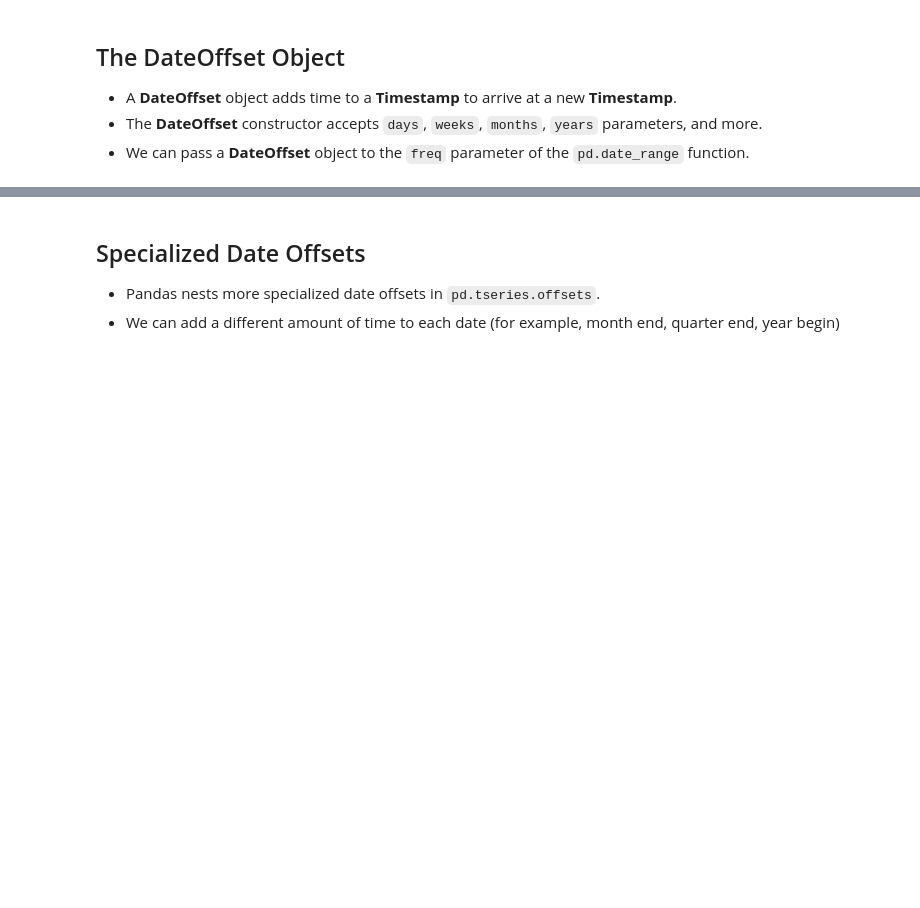
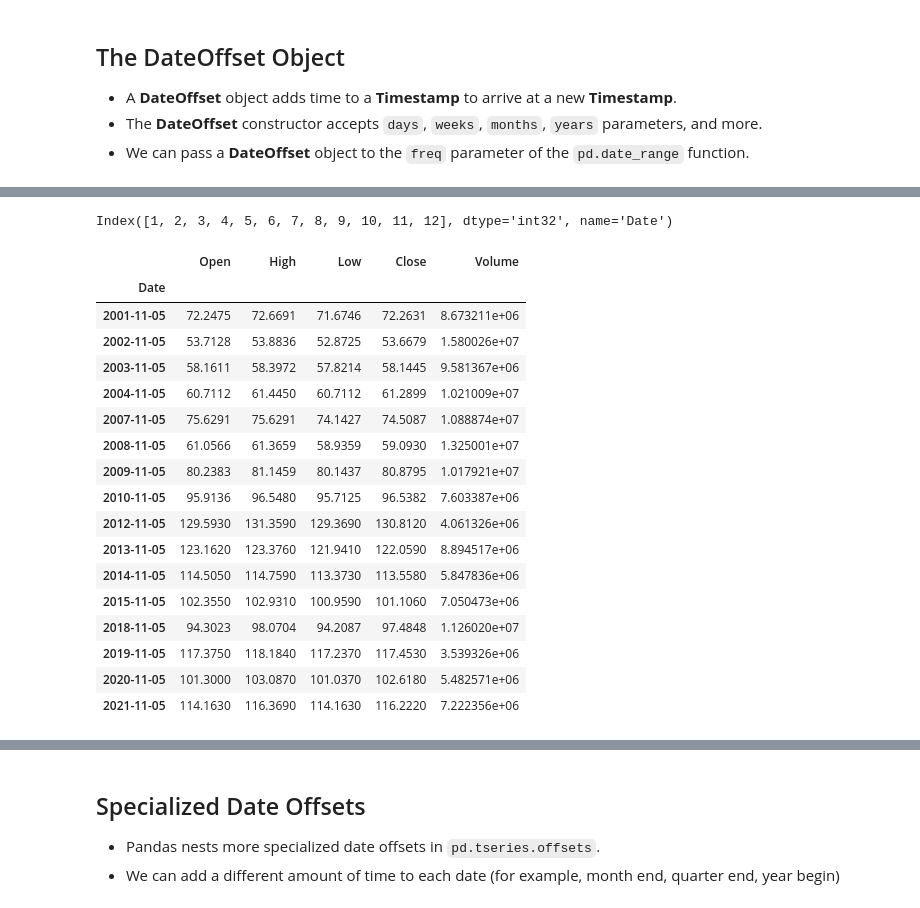
Before and after one commit to Lucas01iveira/Data-Engineering, a Jupyter notebook: Data Analysis with Pandas and Python/materials/pandas/Incomplete/11 - Working with Dates and Times.ipynb, the cells around one changed output, grey strips where cells are left out. Cells and saved outputs as stored; diff of their text form; code cells hidden in the pictures; blank space fills up the shorter version.

Commit message:
dealing with timestamp indexes and timedeltas

```diff
--- a/Data Analysis with Pandas and Python/materials/pandas/Incomplete/11 - Working with Dates and Times.ipynb
+++ b/Data Analysis with Pandas and Python/materials/pandas/Incomplete/11 - Working with Dates and Times.ipynb
@@ -185,3 +218,6 @@ sorted(bunch_of_dates.dt.day_of_week.unique())
 - A **DateOffset** object adds time to a **Timestamp** to arrive at a new **Timestamp**.
 - The **DateOffset** constructor accepts `days`, `weeks`, `months`, `years` parameters, and more.
 - We can pass a **DateOffset** object to the `freq` parameter of the `pd.date_range` function.
+# %%
+stocks= pd.read_csv('ibm.csv', parse_dates=['Date'], date_format='%Y-%m-%d', index_col= 'Date').sort_index()
+stocks.head()
@@ -187,0 +263,27 @@ sorted(bunch_of_dates.dt.day_of_week.unique())
+# %%
+stocks.index.month.unique()
+# %% [output]
+Index([1, 2, 3, 4, 5, 6, 7, 8, 9, 10, 11, 12], dtype='int32', name='Date')
+# %%
+# Find the IBM Stock Price at every one of my birthdays (November 5, 2001)
+
+stocks.loc[ (stocks.index.day == 5) & (stocks.index.month == 11) & (stocks.index.year >= 2001)]
+# %% [output]
+|  | Open | High | Low | Close | Volume |
+| Date |  |  |  |  |  |
+| 2001-11-05 | 72.2475 | 72.6691 | 71.6746 | 72.2631 | 8.673211e+06 |
+| 2002-11-05 | 53.7128 | 53.8836 | 52.8725 | 53.6679 | 1.580026e+07 |
+| 2003-11-05 | 58.1611 | 58.3972 | 57.8214 | 58.1445 | 9.581367e+06 |
+| 2004-11-05 | 60.7112 | 61.4450 | 60.7112 | 61.2899 | 1.021009e+07 |
+| 2007-11-05 | 75.6291 | 75.6291 | 74.1427 | 74.5087 | 1.088874e+07 |
+| 2008-11-05 | 61.0566 | 61.3659 | 58.9359 | 59.0930 | 1.325001e+07 |
+| 2009-11-05 | 80.2383 | 81.1459 | 80.1437 | 80.8795 | 1.017921e+07 |
+| 2010-11-05 | 95.9136 | 96.5480 | 95.7125 | 96.5382 | 7.603387e+06 |
+| 2012-11-05 | 129.5930 | 131.3590 | 129.3690 | 130.8120 | 4.061326e+06 |
+| 2013-11-05 | 123.1620 | 123.3760 | 121.9410 | 122.0590 | 8.894517e+06 |
+| 2014-11-05 | 114.5050 | 114.7590 | 113.3730 | 113.5580 | 5.847836e+06 |
+| 2015-11-05 | 102.3550 | 102.9310 | 100.9590 | 101.1060 | 7.050473e+06 |
+| 2018-11-05 | 94.3023 | 98.0704 | 94.2087 | 97.4848 | 1.126020e+07 |
+| 2019-11-05 | 117.3750 | 118.1840 | 117.2370 | 117.4530 | 3.539326e+06 |
+| 2020-11-05 | 101.3000 | 103.0870 | 101.0370 | 102.6180 | 5.482571e+06 |
+| 2021-11-05 | 114.1630 | 116.3690 | 114.1630 | 116.2220 | 7.222356e+06 |
```
Also changed, not shown: parts of 6 cells of this notebook.
